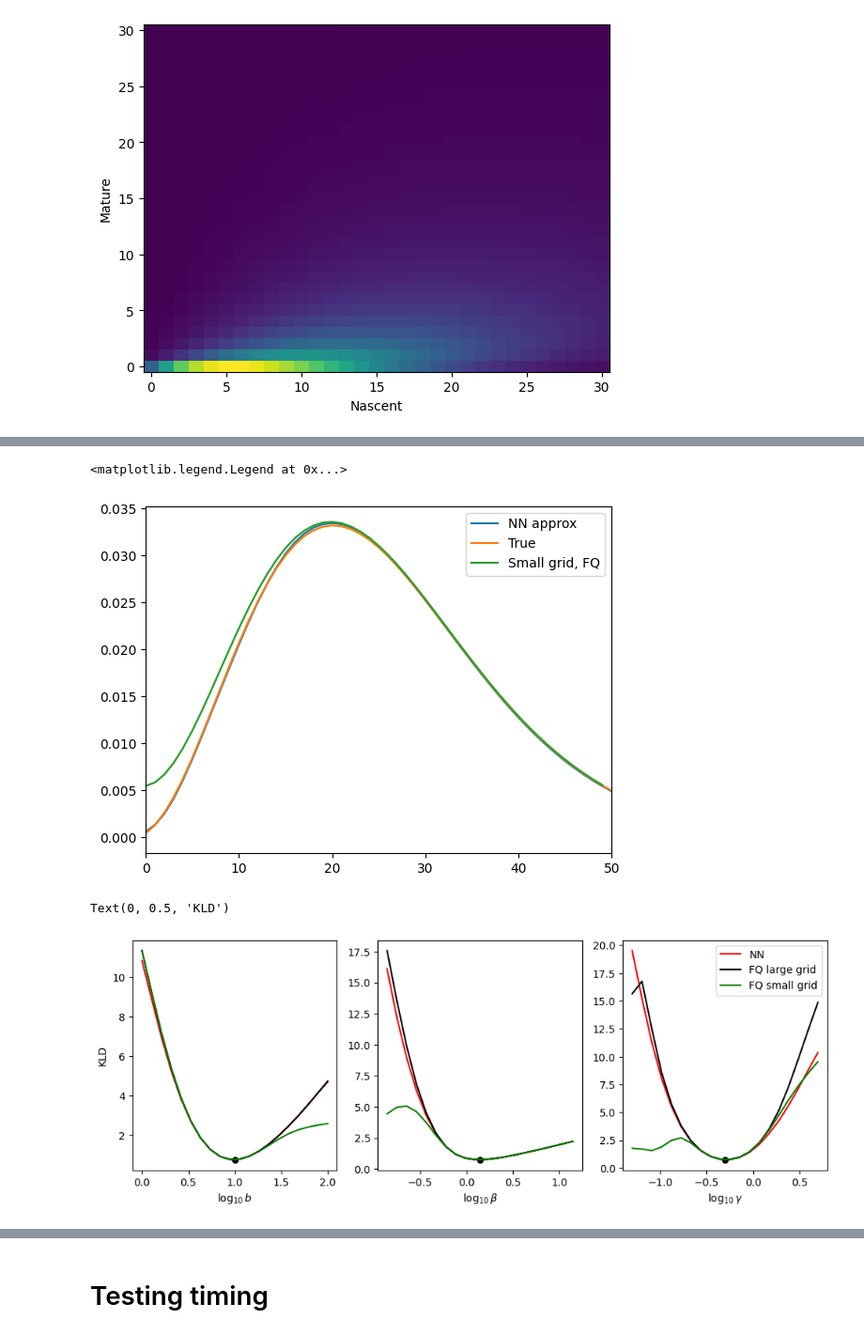
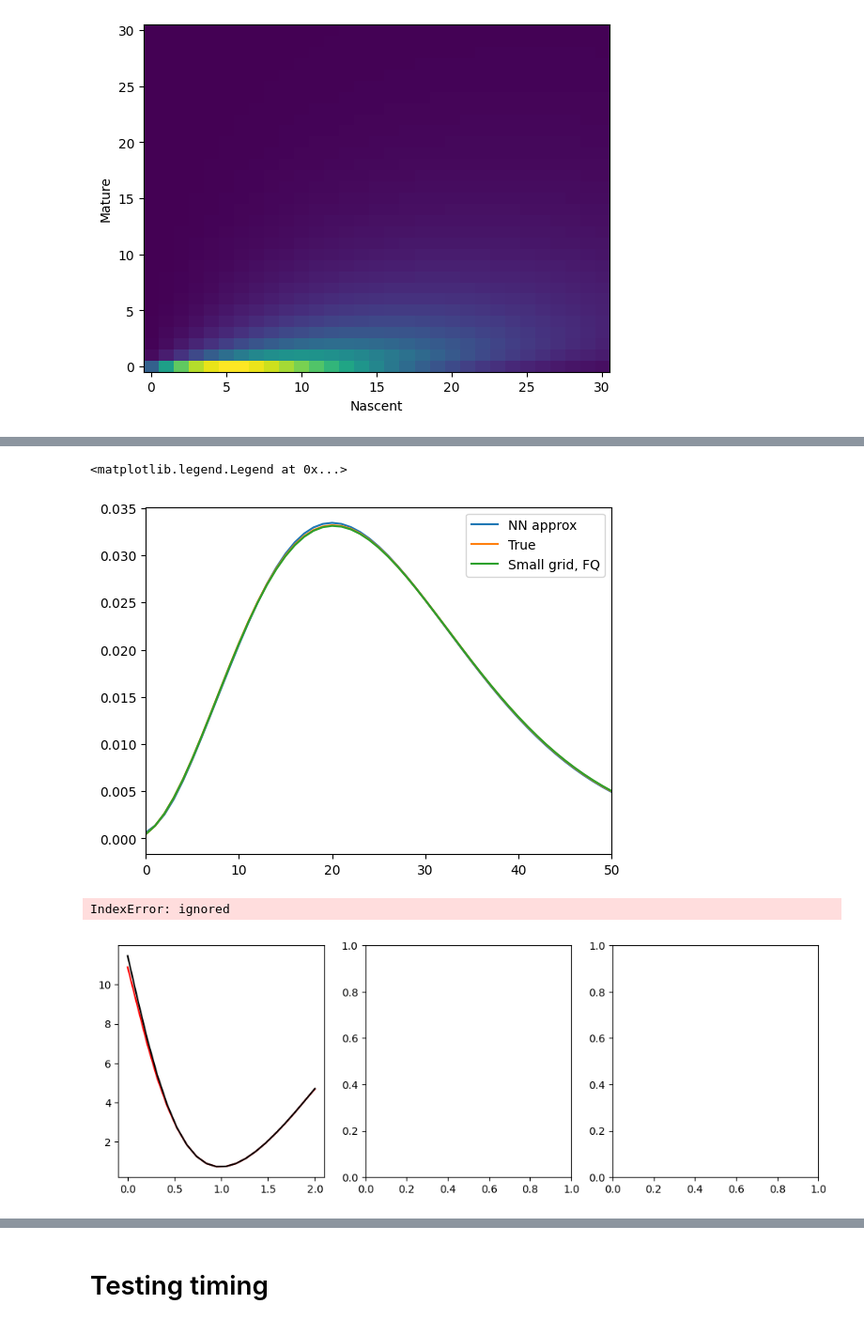
Before and after one commit to mtcarilli/monod, a Jupyter notebook: nn_integration.ipynb, the cells around one changed output, grey strips where cells are left out. Shown at 94% size. Drawn from its saved outputs; the diff is of its cells as text; code cells hidden in the pictures.

```diff
--- a/nn_integration.ipynb
+++ b/nn_integration.ipynb
@@ -34,7 +34,7 @@ limits = [500,500]
 # %%
 model_baseline = monod.cme_toolbox.CMEModel('Bursty','None')
 # %%
-Pss_baseline = model_baseline.eval_model_pss(p,limits)
+Pss_baseline = model_baseline.eval_model_pss(p,limits=[500,500])
 Pss_small_grid = model_baseline.eval_model_pss(p,limits=[50,50])
 # %%
 plt.imshow(np.log10(Pss_baseline),aspect='auto')
@@ -148,48 +149,50 @@ plt.xlim(0,50)
 plt.legend()
 # %% [output]
 <matplotlib.legend.Legend at 0x...>
-[figure, old version]
+[figure, new version]
 # %%
 fig1,ax1=plt.subplots(1,3,figsize=(12,4))
 param_names = model_nn.get_log_name_str()
 for k in range(3):
     # for
     domain = p[k] + np.linspace(-1,1,20)
     kld = []
     for d in domain:
         p_ = np.copy(p)
         p_[k] = d
         kld_ = model_nn.eval_model_kld(p_, limits, "None", data)
         kld.append(kld_)
-    ax1[k].plot(domain,kld,'r-',label='NN')
+    ax1[k].plot(domain,kld,'r-')
     kld_ = model_nn.eval_model_kld(p, limits, "None", data)
 
     kld = []
     for d in domain:
         p_ = np.copy(p)
         p_[k] = d
-        kld_ = model_baseline.eval_model_kld(p_, limits, "None", data)
+        kld_ = model_baseline.eval_model_kld(p_, [500,500], "None", data)
         kld.append(kld_)
-    ax1[k].plot(domain,kld,'k-',label = 'FQ large grid')
-    kld_ = model_nn.eval_model_kld(p, limits, "None", data)
+
+    # kld_ = model_nn.eval_model_kld(p, limits, "None", data)
+
+    ax1[k].plot(domain,kld,'k-')
+
 
     kld = []
     for d in domain:
         p_ = np.copy(p)
         p_[k] = d
-        kld_ = model_baseline.eval_model_kld(p_, [100,100], "None", data)
+        kld_ = model_baseline.eval_model_kld(p_, [100,50], "None", data)
         kld.append(kld_)
-    ax1[k].plot(domain,kld,'g-',label = 'FQ small grid')
-    kld_ = model_nn.eval_model_kld(p, [100,100], "None", data)
 
+    # kld_ = model_baseline.eval_model_kld(p, [50,50], "None", data)
+    ax1[k].plot(domain,kld,'g-',label='FQ small grid')
 
     ax1[k].scatter(p[k],kld_,30,'k')
     ax1[k].set_xlabel(param_names[k])
-plt.legend()
 ax1[0].set_ylabel('KLD')
 # %% [output]
-Text(0, 0.5, 'KLD')
+IndexError: ignored
-[figure, old version]
+[figure, new version]
 # %%
 model_const = monod.cme_toolbox.CMEModel('Constitutive','None')
 # %%
```
Also changed, not shown: parts of 20 cells of this notebook.
